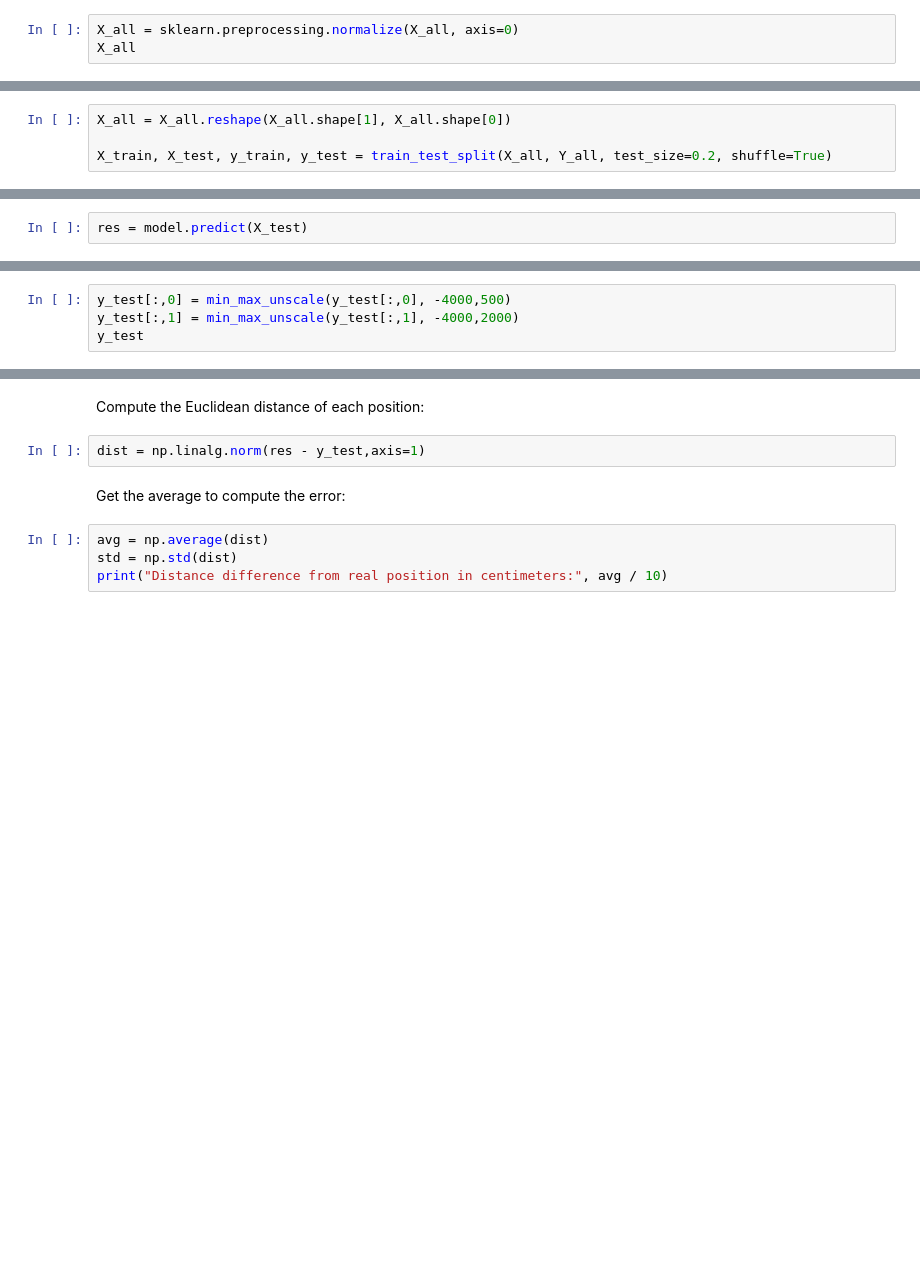
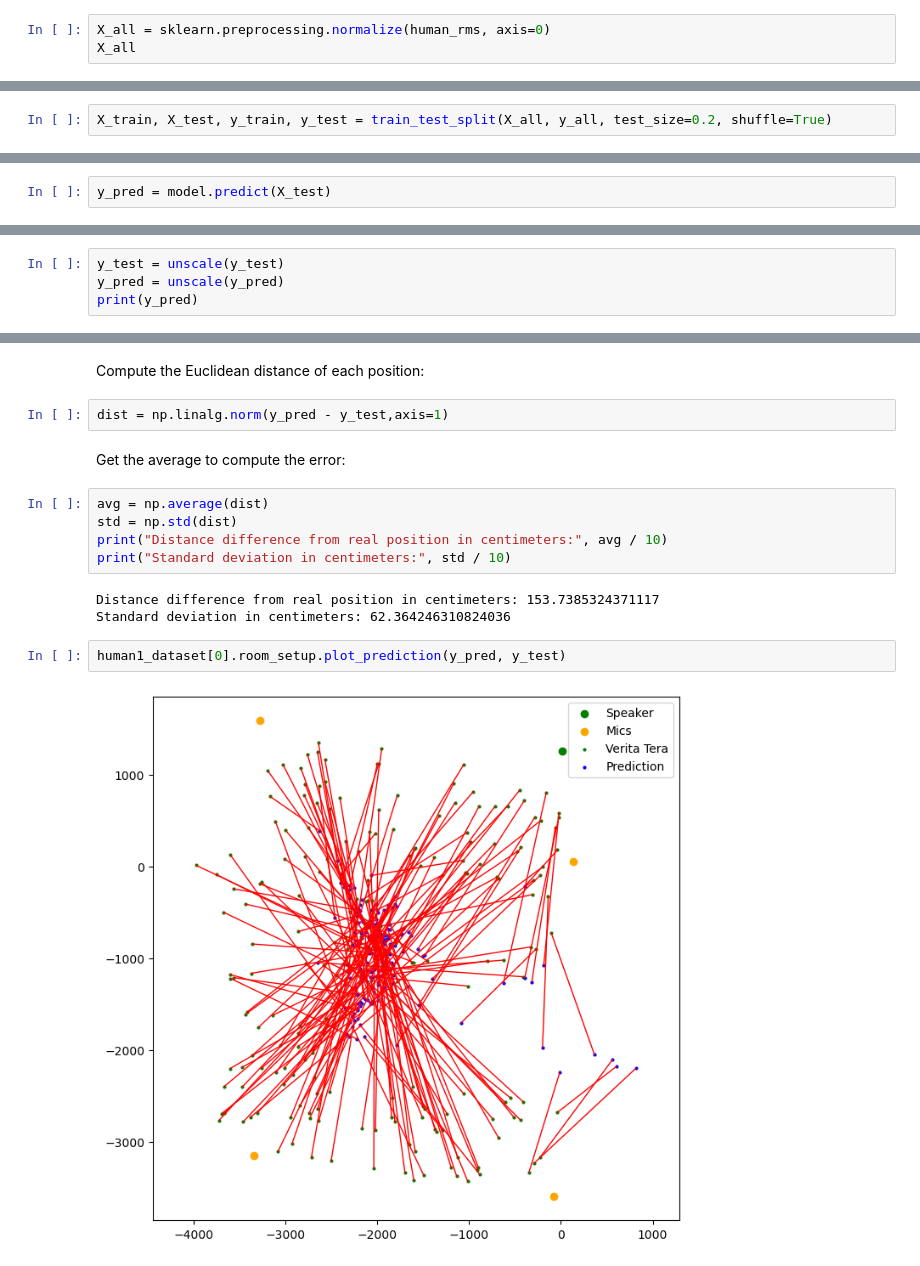
Before and after one commit to LilianSchall/datahack-accoustic, a Jupyter notebook: 01-linear_regression.ipynb, the cells around one changed output, grey strips where cells are left out. Drawn from its saved outputs; the diff is of its cells as text; blank space fills up the shorter version.

```diff
--- a/01-linear_regression.ipynb
+++ b/01-linear_regression.ipynb
@@ -79,5 +83,5 @@ Y_all
 # %% [markdown]
 We normalize the channels data that are mostly 10e-5 because if we keep them like that we lose precision since the model works between 0 and 1:
 # %%
-X_all = sklearn.preprocessing.normalize(X_all, axis=0)
+X_all = sklearn.preprocessing.normalize(human_rms, axis=0)
 X_all
@@ -84,8 +96,6 @@ X_all
 # %% [markdown]
 Split the dataset 80% training and 20% testing:
 # %%
-X_all = X_all.reshape(X_all.shape[1], X_all.shape[0])
-
-X_train, X_test, y_train, y_test = train_test_split(X_all, Y_all, test_size=0.2, shuffle=True)
+X_train, X_test, y_train, y_test = train_test_split(X_all, y_all, test_size=0.2, shuffle=True)
 # %%
 X_train.shape
@@ -98,5 +112,5 @@ model = LinearRegression()
 # %%
 model.fit(X_train,y_train)
 # %%
-res = model.predict(X_test)
+y_pred = model.predict(X_test)
 # %%
@@ -104,6 +136,6 @@ print(res)
 # %% [markdown]
 We have to convert back the position:
 # %%
-y_test[:,0] = min_max_unscale(y_test[:,0], -4000,500)
-y_test[:,1] = min_max_unscale(y_test[:,1], -4000,2000)
-y_test
+y_test = unscale(y_test)
+y_pred = unscale(y_pred)
+print(y_pred)
@@ -114,10 +160,18 @@ print(res)
 # %% [markdown]
 Compute the Euclidean distance of each position:
 # %%
-dist = np.linalg.norm(res - y_test,axis=1)
+dist = np.linalg.norm(y_pred - y_test,axis=1)
 # %% [markdown]
 Get the average to compute the error:
 # %%
 avg = np.average(dist)
 std = np.std(dist)
 print("Distance difference from real position in centimeters:", avg / 10)
+print("Standard deviation in centimeters:", std / 10)
+# %% [output]
+Distance difference from real position in centimeters: 153.7385324371117
+Standard deviation in centimeters: 62.364246310824036
+# %%
+human1_dataset[0].room_setup.plot_prediction(y_pred, y_test)
+# %% [output]
+[figure, added]
```
Also changed, not shown: parts of 18 cells of this notebook, 2 other files.
